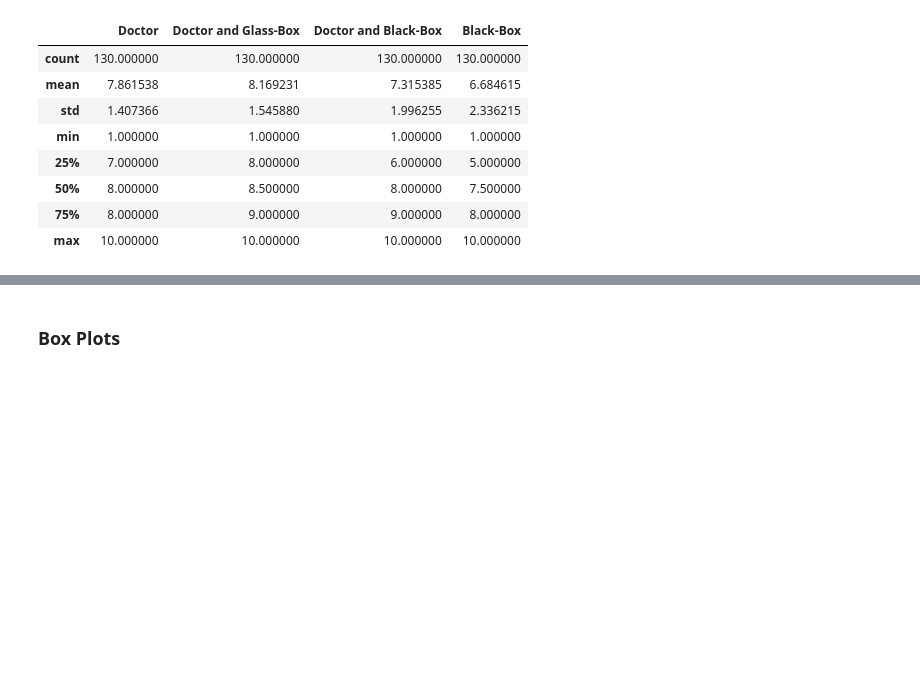
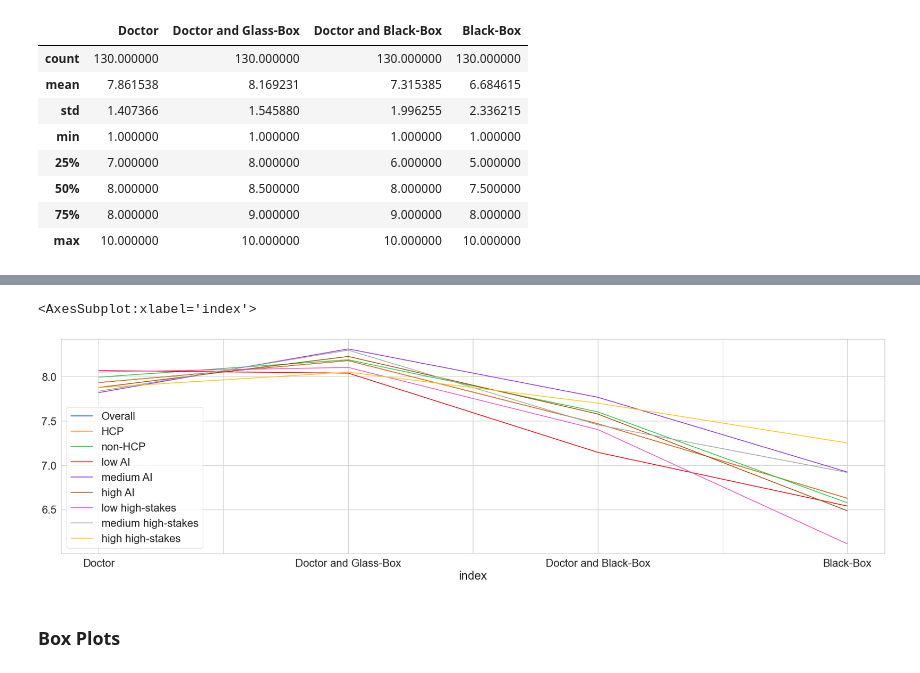
Before and after one commit to isabelladegen/elf, a Jupyter notebook: Isabellas-Notebook.ipynb, the cells around one changed output, grey strips where cells are left out. Drawn from its saved outputs; the diff is of its cells as text; code cells hidden in the pictures; blank space fills up the shorter version.

```diff
--- a/Isabellas-Notebook.ipynb
+++ b/Isabellas-Notebook.ipynb
@@ -247,2 +360,8 @@ raw_data[[dr, dr_gb, dr_bb, bb]].loc[(raw_data[health]=='medium') | (raw_data[he
+# %%
+plt.rcParams["figure.figsize"] = [30, 8]
+mean_data.plot.line(x="index")
+# %% [output]
+<AxesSubplot:xlabel='index'>
+[figure, added]
 # %% [markdown]
 ### Box Plots
```
Also changed, not shown: parts of 30 cells of this notebook, 2 other files.
